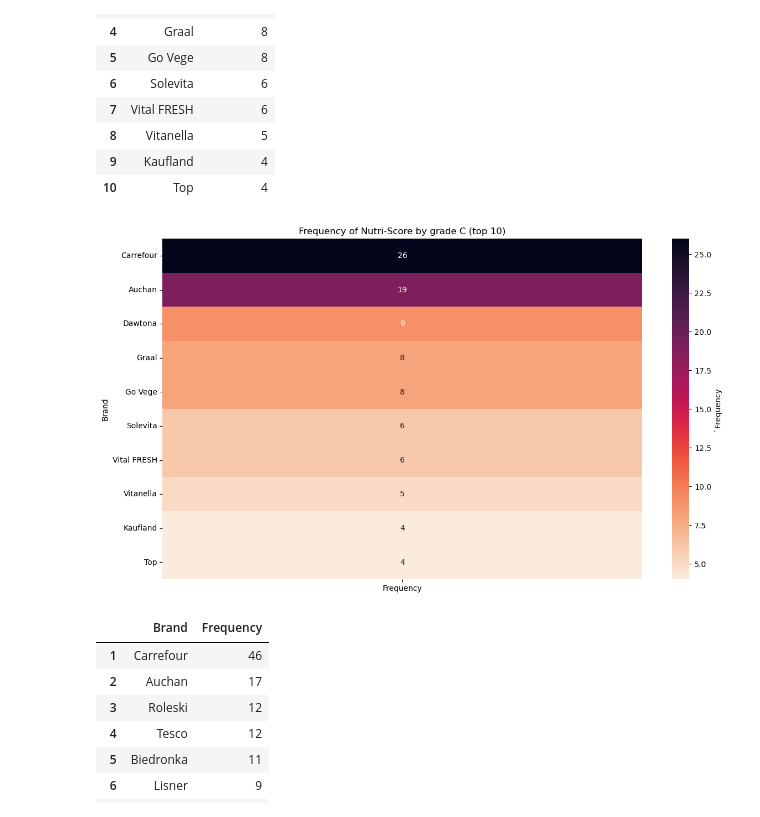
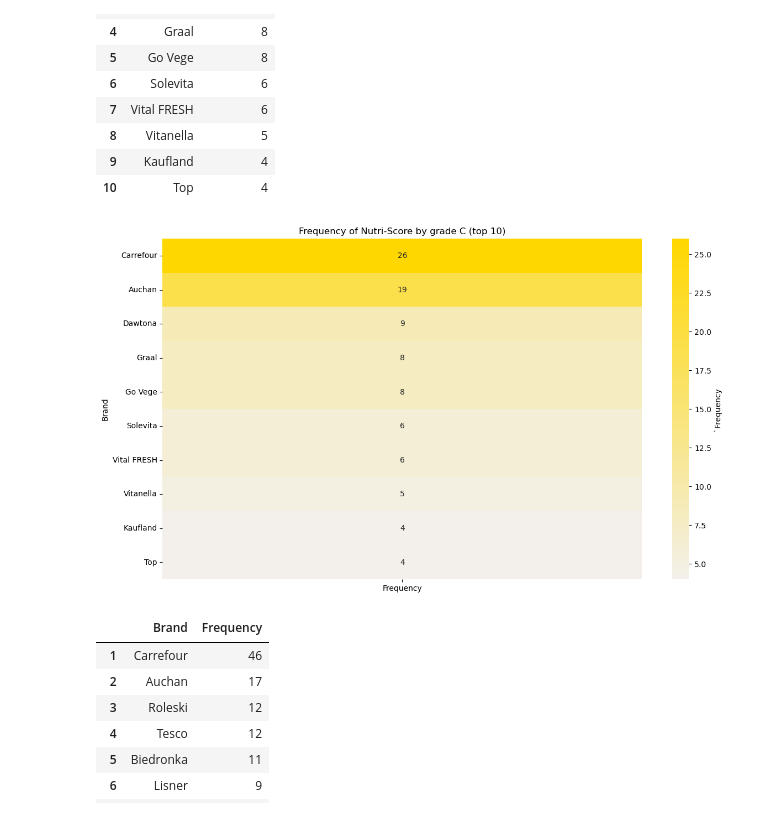
Before and after one commit to KacperWalkusz/Project-Healthy-Food-Analysis, a Jupyter notebook: Healthy food analysis.ipynb, the cells around one changed output. Saved outputs shown, nothing was run; the diff lists cells and outputs as text; code cells hidden in the pictures.

```diff
--- a/Healthy food analysis.ipynb
+++ b/Healthy food analysis.ipynb
@@ -383,14 +383,15 @@ brands_with_grade_c_counts
 # %%
 #heatmap
 plt.figure(figsize=(14, 8))
 sns.heatmap(
     brands_with_grade_c_counts.set_index('Brand'),
-    annot=True,fmt=".0f", cmap="rocket_r", cbar_kws={'label': '`Frequency '}
+    annot=True,fmt=".0f", cmap= sns.light_palette("gold", as_cmap=True)
+, cbar_kws={'label': '`Frequency '}
 )
 plt.title('Frequency of Nutri-Score by grade C (top 10)')
 plt.show()
 # %% [output]
-[figure, old version]
+[figure, new version]
 # %%
 #Nutri-Score Grade by d (top 10)
 brands_with_grade_d_counts =PL_data_nutri_score[PL_data_nutri_score['nutriscore_grade'] == 'd']['brands'].value_counts()
```
Also changed, not shown: parts of 12 cells of this notebook.
